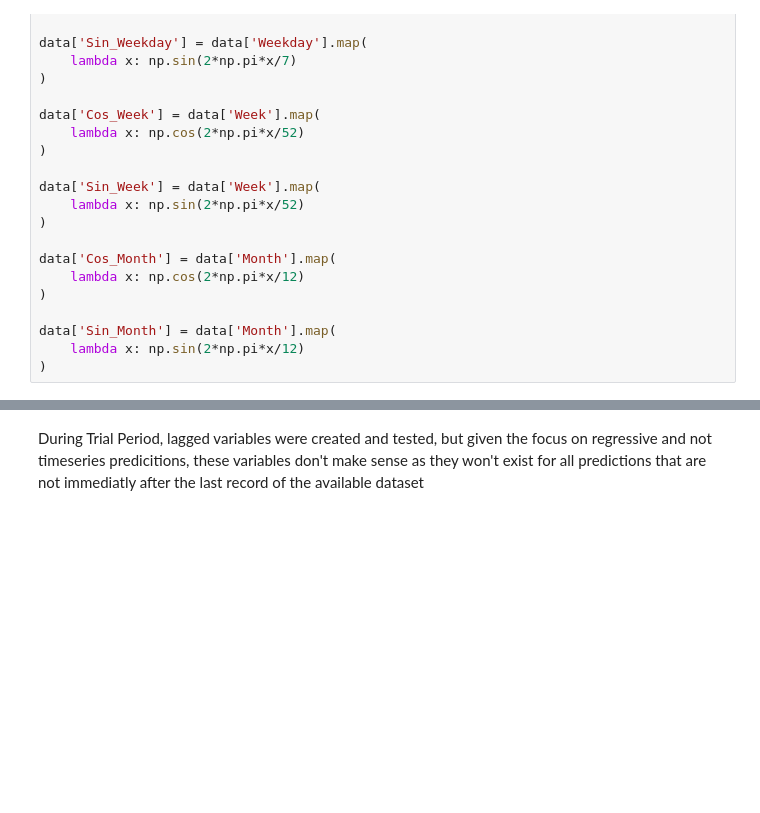
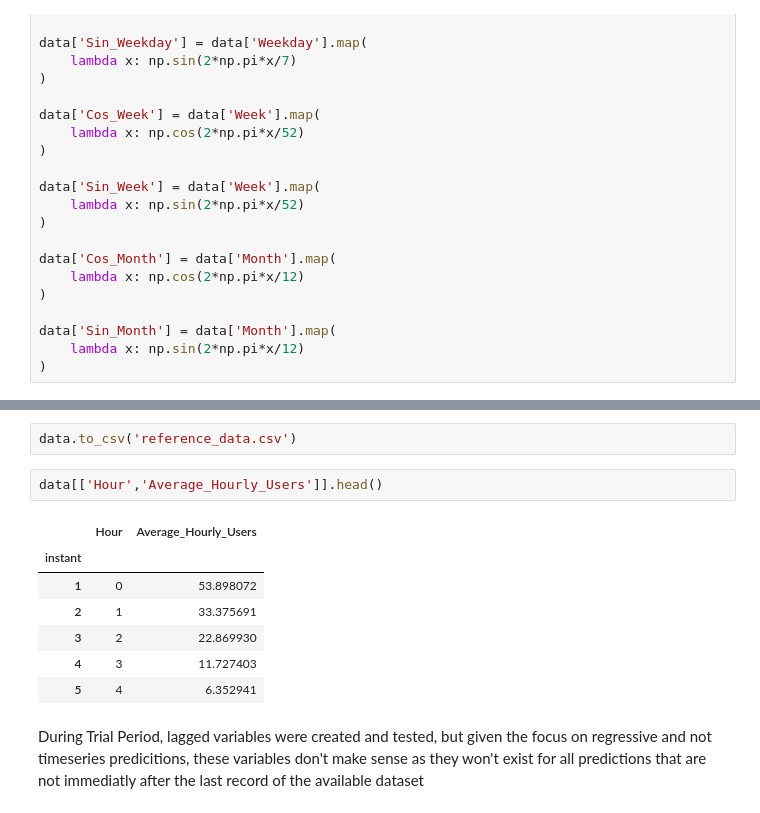
Before and after one commit to vasco-oliveiraa/Bike_Sharing_DC_Dashboard, a Jupyter notebook: Notebook.ipynb, the cells around one changed output, grey strips where cells are left out. Drawn from its saved outputs; the diff is of its cells as text; blank space fills up the shorter version.

```diff
--- a/Notebook.ipynb
+++ b/Notebook.ipynb
@@ -246,6 +245,18 @@ data['Max_Daily_Humidity_Season'] = data.groupby(['Season','Weekday'])['Humidity
 data['Average_Daily_Wind_Speed_Season'] = data.groupby(['Season','Weekday'])['Wind_Speed'].transform('mean')
 data['Min_Daily_Wind_Speed_Season'] = data.groupby(['Season','Weekday'])['Wind_Speed'].transform('min')
 data['Max_Daily_Wind_Speed_Season'] = data.groupby(['Season','Weekday'])['Wind_Speed'].transform('max')
+# %%
+data.to_csv('reference_data.csv')
+# %%
+data[['Hour','Average_Hourly_Users']].head()
+# %% [output]
+|  | Hour | Average_Hourly_Users |
+| instant |  |  |
+| 1 | 0 | 53.898072 |
+| 2 | 1 | 33.375691 |
+| 3 | 2 | 22.869930 |
+| 4 | 3 | 11.727403 |
+| 5 | 4 | 6.352941 |
 # %% [markdown]
 During Trial Period, lagged variables were created and tested, but given the focus on regressive and not timeseries predicitions, these variables don't make sense as they won't exist for all predictions that are not immediatly after the last record of the available dataset
 # %% [markdown]
```
Also changed, not shown: parts of 7 cells of this notebook, 10 other files.
